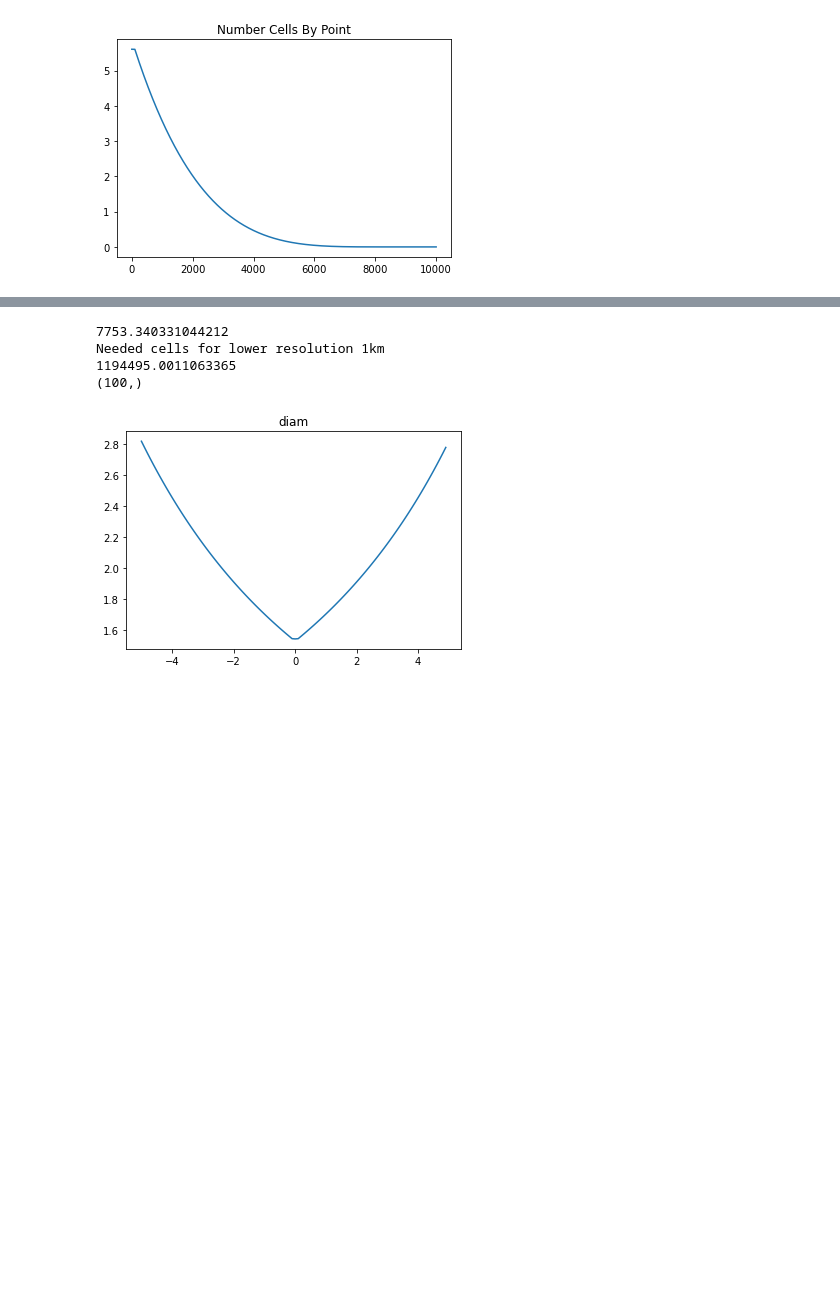
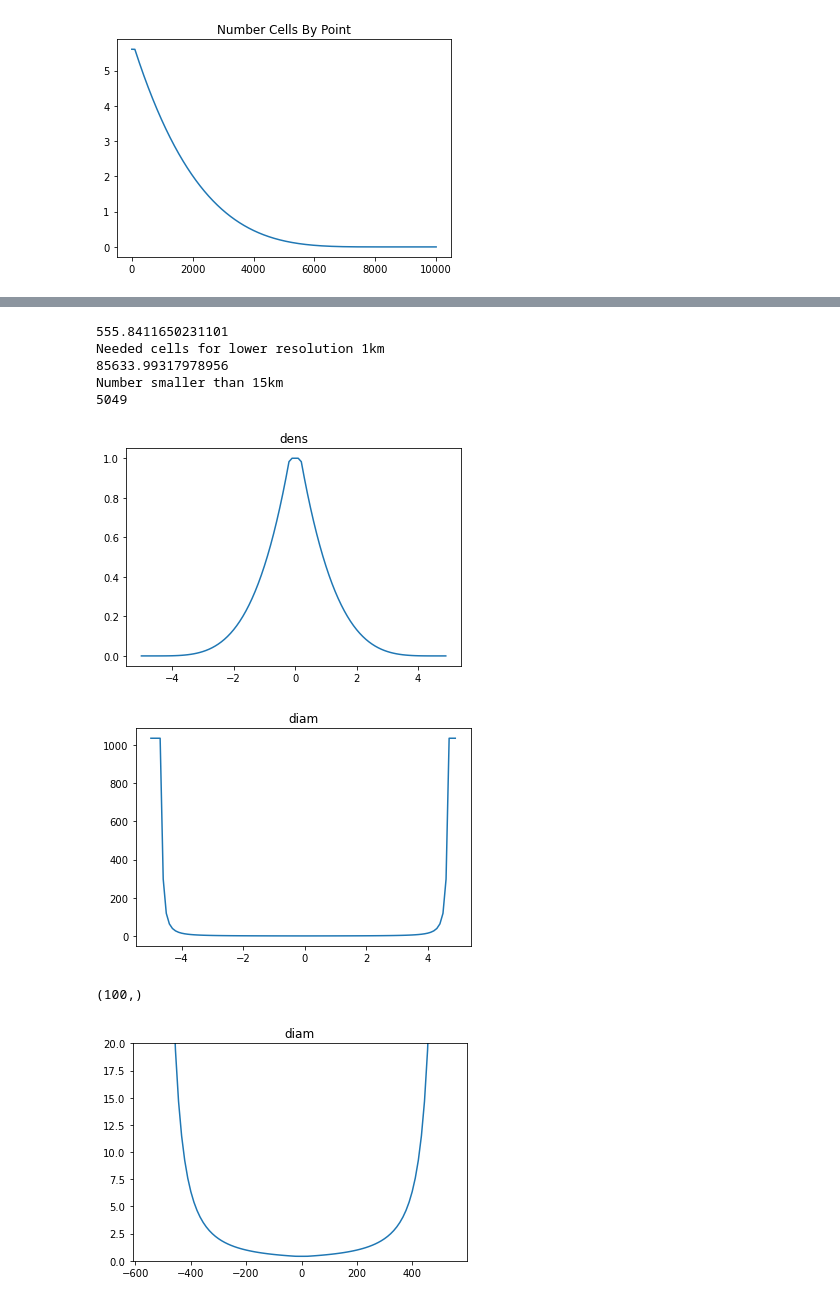
Before and after one commit to marta-gil/iModel, a Jupyter notebook: density-2-res.ipynb, the cells around one changed output, grey strips where cells are left out. Drawn from its saved outputs; the diff is of its cells as text; code cells hidden in the pictures; blank space fills up the shorter version.

```diff
--- a/density-2-res.ipynb
+++ b/density-2-res.ipynb
@@ -117,7 +117,7 @@ plt.close()
 10000.0
 [figure]
 # %%
-N_cells = 1600000
+N_cells = 160000
 step = 0.1
 lats0 = np.arange(-50.0, 50.0, step)
 lons0 = np.arange(-100.0, 100.0, step)
@@ -135,7 +135,7 @@ area = areas(lons, lats, step=step)
 
 # compute the density function in the lat-lon grid
 print("Computing the density function in the lat-lon grid...")
-data = density_function(lats, lons, gammas=20, radkm=100, epsilons=8000)
+data = density_function(lats, lons, gammas=30, radkm=100, epsilons=800)
 
 
 fig, ax = plt.subplots()
@@ -211,36 +214,57 @@ def dens2res(N_cells, step=0.1, gammas=20,
     dens = density_function(lats, lons,
                             gammas=gammas,
                             radkm=radkm,
                             epsilons=epsilons)
 
     sum_dens = dens.sum()
     print(sum_dens)
 
     neededNcells = (2*110*step)**2/np.pi * sum_dens
 
     print('Needed cells for lower resolution 1km')
     print(neededNcells)
 
     cells_by_point = dens*N_cells/sum_dens
 
     area_cells = area/cells_by_point
 
     resolution_cells = 2*np.sqrt(area_cells/np.pi)
 
+    print('Number smaller than 15km')
+    print((resolution_cells < 15.0).sum())
+
     if plot:
+        rangedens= dens[len(lats0)//2, len(lons0)//2-50:len(lons0)//2+50]
+        plt.plot(lons0[len(lons0)//2-50:len(lons0)//2+50], rangedens)
+        plt.title("dens")
+        plt.show()
+        plt.close()
+
+        rangeres= resolution_cells[len(lats0)//2, len(lons0)//2-50:len(lons0)//2+50]
+        plt.plot(lons0[len(lons0)//2-50:len(lons0)//2+50], rangeres)
+        plt.title("diam")
+        plt.show()
+        plt.close()
+
         rangeres= resolution_cells[len(lats0)//2, len(lons0)//2-50:len(lons0)//2+50]
         print(rangeres.shape)
-        plt.plot(lons0[len(lons0)//2-50:len(lons0)//2+50], rangeres)
+        lonX = lons0[len(lons0)//2-50:len(lons0)//2+50]*111
+        plt.plot(lonX, rangeres)
+        plt.ylim(0, 20)
         plt.title("diam")
         plt.show()
         plt.close()
 
     return resolution_cells
 
-res = dens2res(500000, step=0.1, gammas=20, radkm=10, epsilons=2000)
+res = dens2res(500000, step=0.1, gammas=50, radkm=20, epsilons=500)
 # %% [output]
-7753.340331044212
+555.8411650231101
 Needed cells for lower resolution 1km
-1194495.0011063365
-(100,)
+85633.99317978956
+Number smaller than 15km
+5049
-[figure, old version]
+[figure, new version]
+[figure, added]
+(100,)
+[figure, added]
```
Also changed, not shown: parts of 6 cells of this notebook, 3 other files.
